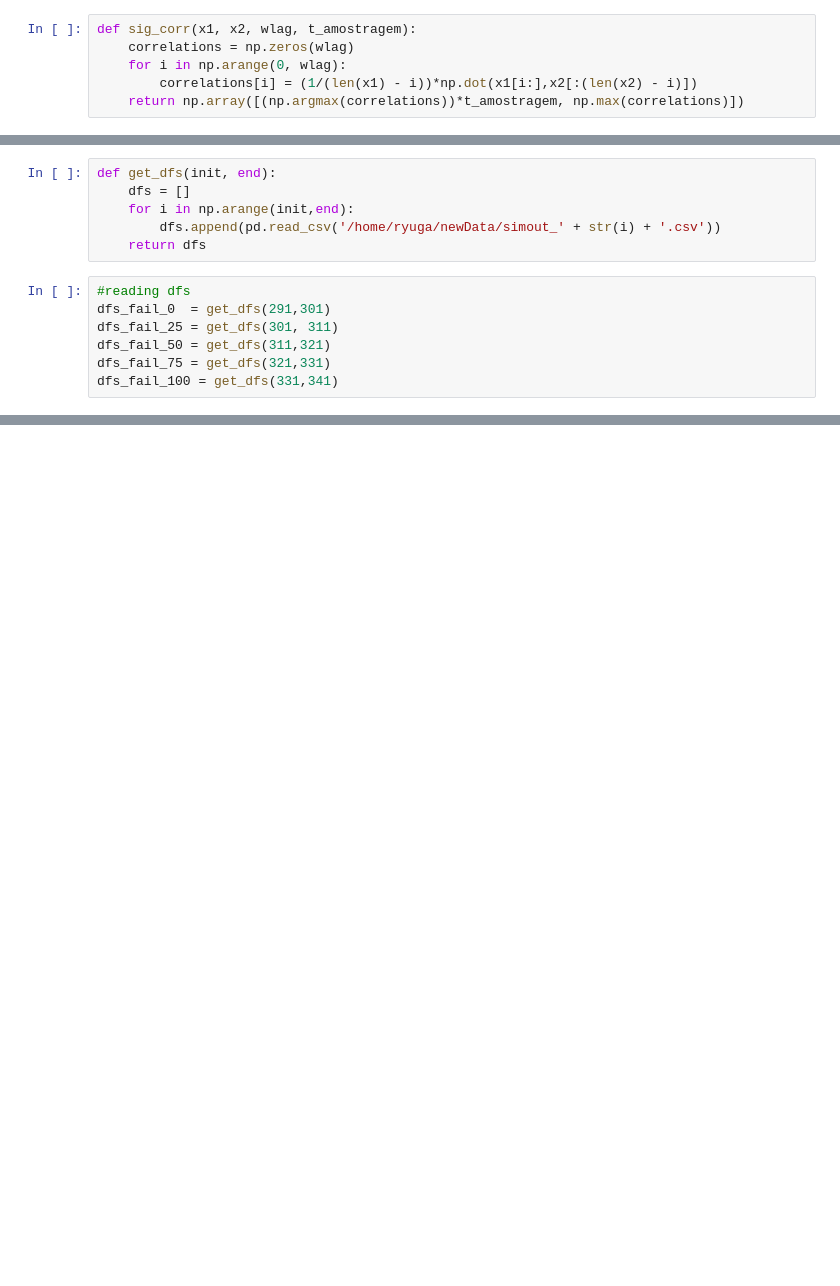
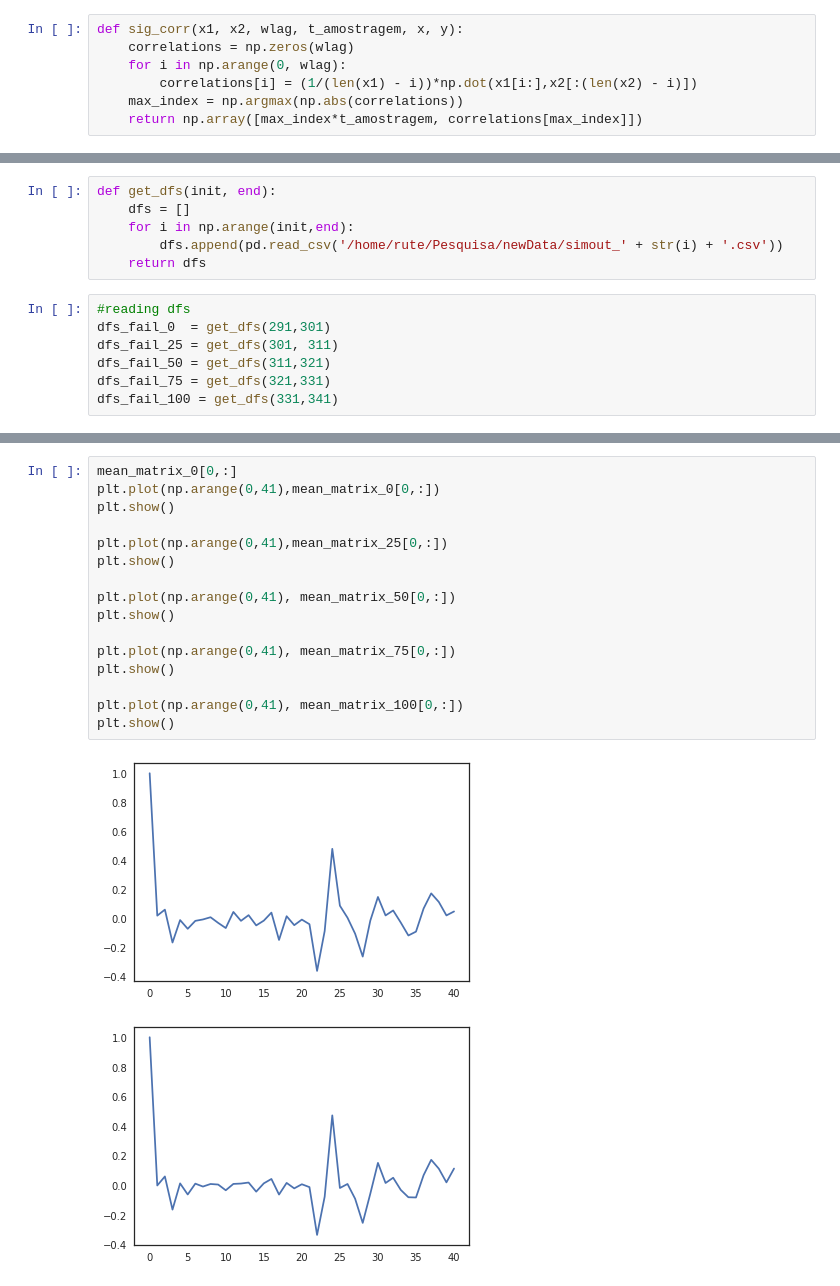
Before and after one commit to ruteee/pesquisa, a Jupyter notebook: Correlação cruzada.ipynb, the cells around one changed output, grey strips where cells are left out. Saved outputs shown, nothing was run; the diff lists cells and outputs as text; blank space fills up the shorter version.

```diff
--- a/Correlação cruzada.ipynb
+++ b/Correlação cruzada.ipynb
@@ -16,11 +17,12 @@ sim1.head()
 | 4 | 0.05 | 0.27134 | 3668.2 | 4486.7 | 9.2479 | 32.295 | 47.595 | 2799.2 | 64.585 | 122.90 | ... | ... |
 5 rows × 42 columns
 # %%
-def sig_corr(x1, x2, wlag, t_amostragem):
+def sig_corr(x1, x2, wlag, t_amostragem, x, y):
     correlations = np.zeros(wlag)
     for i in np.arange(0, wlag):
         correlations[i] = (1/(len(x1) - i))*np.dot(x1[i:],x2[:(len(x2) - i)])
-    return np.array([(np.argmax(correlations))*t_amostragem, np.max(correlations)])
+    max_index = np.argmax(np.abs(correlations))
+    return np.array([max_index*t_amostragem, correlations[max_index]])
 # %%
 def normalize_dfs(dfs):
     all_dfs = pd.concat(dfs)
@@ -40,7 +42,7 @@ def normalize_dfs(dfs):
 def get_dfs(init, end):
     dfs = []
     for i in np.arange(init,end):
-        dfs.append(pd.read_csv('/home/ryuga/newData/simout_' + str(i) + '.csv'))
+        dfs.append(pd.read_csv('/home/rute/Pesquisa/newData/simout_' + str(i) + '.csv'))
     return dfs
 # %%
 #reading dfs
@@ -76,0 +125,19 @@ mean_matrix_100 = mean_correlation(int(2/0.01), dfs_fail_100)
+# %%
+mean_matrix_0[0,:]
+plt.plot(np.arange(0,41),mean_matrix_0[0,:])
+plt.show()
+
+plt.plot(np.arange(0,41),mean_matrix_25[0,:])
+plt.show()
+
+plt.plot(np.arange(0,41), mean_matrix_50[0,:])
+plt.show()
+
+plt.plot(np.arange(0,41), mean_matrix_75[0,:])
+plt.show()
+
+plt.plot(np.arange(0,41), mean_matrix_100[0,:])
+plt.show()
+# %% [output]
+[figure, added]
+[figure, added]
```
Also changed, not shown: parts of 15 cells of this notebook.
